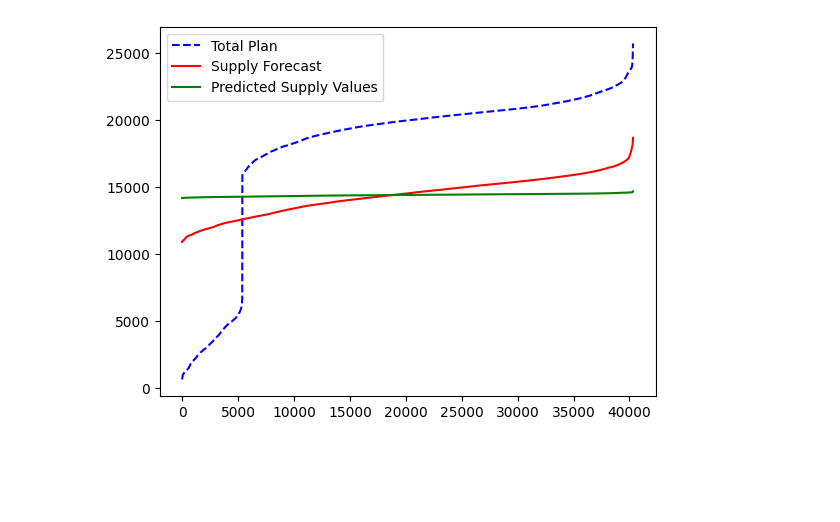
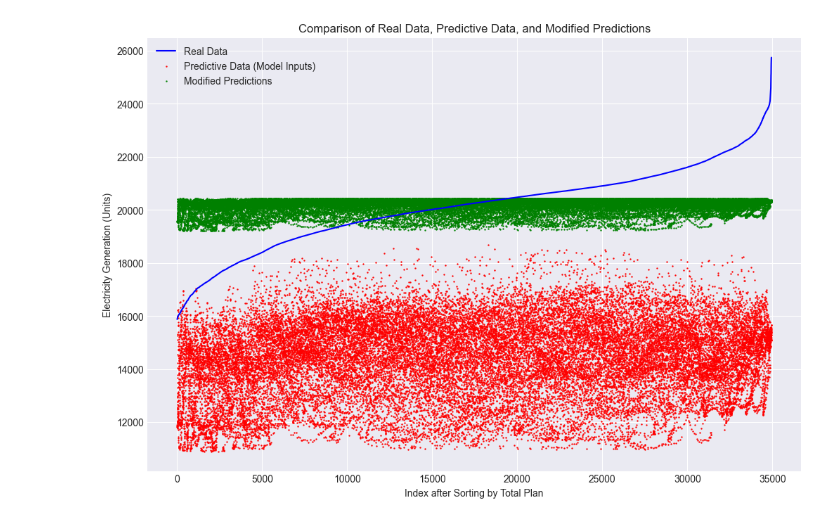
Before and after one commit to mcxiaoxiao/T-MPC, a Jupyter notebook: demo_fydyc.ipynb, the cells around one changed output. Drawn from its saved outputs; the diff is of its cells as text; code cells hidden in the pictures; blank space fills up the shorter version.

```diff
--- a/demo_fydyc.ipynb
+++ b/demo_fydyc.ipynb
@@ -73,42 +90,64 @@ print("原先风电预测+光伏预测+火电计划+水电计划 和 供电预
 # %%
-model.eval()  # 将模型设置为评估模式
+import torch
+import pandas as pd
+import matplotlib.pyplot as plt
+from sklearn.metrics import mean_squared_error
+
+# 假设 data, dataset.scaler_features, dataset.scaler_labels, model 已经准备好
+
+# 初始化一个列表来存储预测值
 predicted_values = []
 
-# 遍历 'total_plan' 中的每个值
-for value in data['total_plan']:
+# 遍历 '供电预测' 中的每个值
+for value in data_sorted['supply_forecast']:
     # 将当前值标准化
     normalized_value = dataset.scaler_features.transform([[value]])
     input_tensor = torch.from_numpy(normalized_value).float()
     input_tensor = input_tensor.view(1, -1)  # 确保其形状与模型输入的形状相匹配
 
-    with torch.no_grad():  # 不需要计算梯度
+    # 不需要计算梯度
+    with torch.no_grad():
         output_tensor = model(input_tensor)
 
-    output_value = output_tensor.numpy()  # 将输出张量转换为 numpy 数组
+    # 将输出张量转换为 numpy 数组并进行逆标准化
+    output_value = output_tensor.numpy()
     predicted_value = dataset.scaler_labels.inverse_transform(output_value)
 
     # 将预测值添加到列表中
     predicted_values.append(predicted_value[0][0])
 
-# 将预测值转换为 pandas 序列，并进行排序
-predicted_values = pd.Series(predicted_values).sort_values().reset_index(drop=True)
+# 确保predicted_values_sorted是一个Pandas Series，如果不是，可以通过下面的代码转换
+predicted_values = pd.Series(predicted_values)
+
+# 将预测值添加到排序后的DataFrame中
+data_sorted['Modified_Predictions'] = predicted_values.values
+
+# 现在，data_sorted已经包含了"Modified Predictions"字段，接下来可以绘图来比较实际数据、预测数据和修正后的预测数据
+
+# 设置绘图风格
+plt.style.use('seaborn-darkgrid')
 
 # 创建一个新的图形
-plt.figure()
+plt.figure(figsize=(12, 8))
 
-# 绘制 'total_plan'
-plt.plot(data['total_plan'], '--',label='Total Plan', color='blue')
+# 绘制 'total_plan' 作为实际发电量
+plt.plot(data_sorted.index, data_sorted['total_plan'], label='Real Data', color='blue', linestyle='-')
 
-# 绘制 'supply_forecast'
-plt.plot(supply_forecast, label='Supply Forecast', color='red')
+# 绘制 '供电预测' 作为预测发电量
+plt.scatter(data_sorted.index, data_sorted['supply_forecast'], label='Predictive Data (Model Inputs)', color='red', s=0.5)
 
-# 绘制预测值
-plt.plot(predicted_values, label='Predicted Supply Values', color='green')
+# 绘制修正后的预测值
+plt.scatter(data_sorted.index, data_sorted['Modified_Predictions'], label='Modified Predictions', color='green', s=0.5)
 
 # 添加图例
 plt.legend()
 
+# 添加标题和坐标轴标签
+plt.title("Comparison of Real Data, Predictive Data, and Modified Predictions")
+plt.xlabel("Index after Sorting by Total Plan")
+plt.ylabel("Electricity Generation (Units)")
+
 # 显示图形
 plt.show()
 # %% [output]
-[figure, old version]
+[figure, new version]
```
Also changed, not shown: parts of 5 cells of this notebook, 9 other files.
